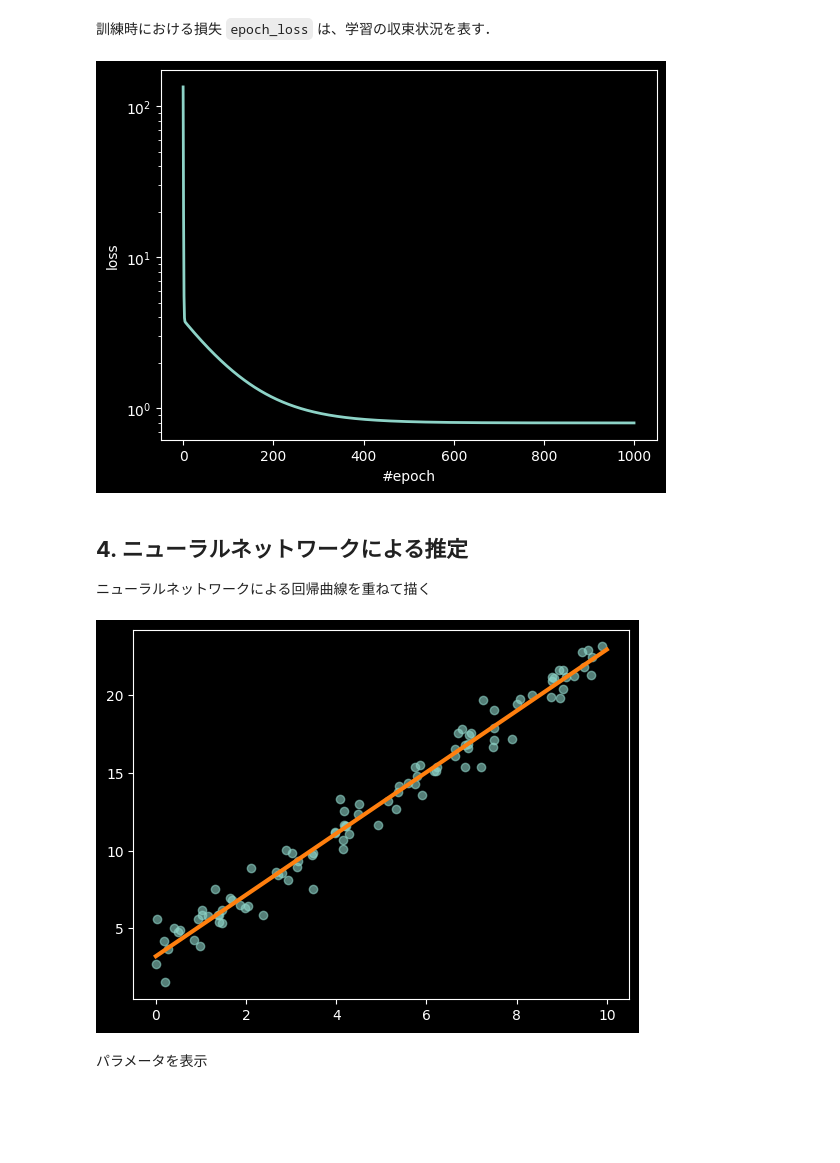
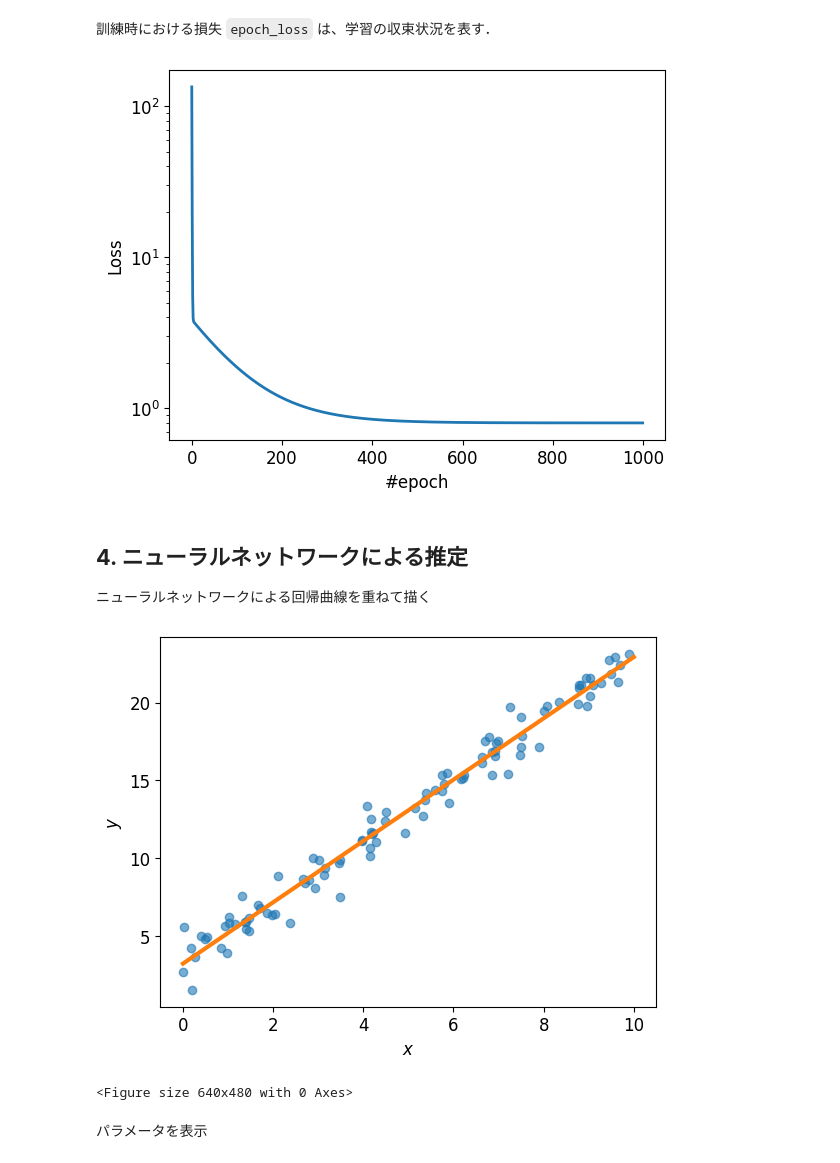
Before and after one commit to kojiyam/machine-learning, a Jupyter notebook: denso7_regression1.ipynb, the cells around one changed output. Saved outputs shown, nothing was run; the diff lists cells and outputs as text; code cells hidden in the pictures; blank space fills up the shorter version.

```diff
--- a/denso7_regression1.ipynb
+++ b/denso7_regression1.ipynb
@@ -13,7 +13,10 @@
 import numpy as np
 np.random.seed(1)
 import matplotlib.pyplot as plt
-plt.style.use('dark_background') # Dark-mode
+plt.rcParams["font.size"] = 12
+plt.rcParams["pdf.fonttype"] = 42
+plt.rcParams["ps.fonttype"] = 42
+#plt.style.use('dark_background') # Dark-mode
 from tqdm import tqdm # Progress bar
 # %%
 #@title 機械学習フレームワーク PiTorch
@@ -113,16 +115,14 @@ for epoch in tqdm(range(num_epochs)):
 訓練時における損失 `epoch_loss` は、学習の収束状況を表す．
 # %%
 #@title 図描画
-fig = plt.figure()
-ax = fig.add_subplot()
-ax.set_yscale('log')
-ax.set_xlabel('#epoch')
-ax.set_ylabel('loss')
-ax.plot(list(range(len(epoch_loss))), epoch_loss,
+plt.yscale('log')
+plt.xlabel('#epoch')
+plt.ylabel('Loss')
+plt.plot(list(range(len(epoch_loss))), epoch_loss,
         linewidth=2)
-fig.show()
+plt.show()
 # %% [output]
-[figure, old version]
+[figure, new version]
 # %% [markdown]
 ## <strong>4. ニューラルネットワークによる推定</strong>
 ニューラルネットワークによる回帰曲線を重ねて描く
@@ -141,13 +141,15 @@ with torch.no_grad():
 y_pred = y_pred_tensor.data.numpy()
 # %%
 #@title 図描画
-fig = plt.figure()
-ax = fig.add_subplot()
-ax.scatter(x, y, alpha=0.6)
-ax.plot(x_new, y_pred, c='tab:orange', linewidth=3)
-fig.show()
+plt.xlabel('$x$')
+plt.ylabel('$y$')
+plt.scatter(x, y, alpha=0.6)
+plt.plot(x_new, y_pred, c='tab:orange', linewidth=3)
+plt.show()
+# plt.savefig("200720_denso7_regression1_2.pdf", transparent=True, bbox_inches='tight')
 # %% [output]
-[figure, old version]
+[figure, new version]
+<Figure size 640x480 with 0 Axes>
 # %% [markdown]
 パラメータを表示
 # %% [markdown]
```
Also changed, not shown: parts of 1 cell of this notebook.
